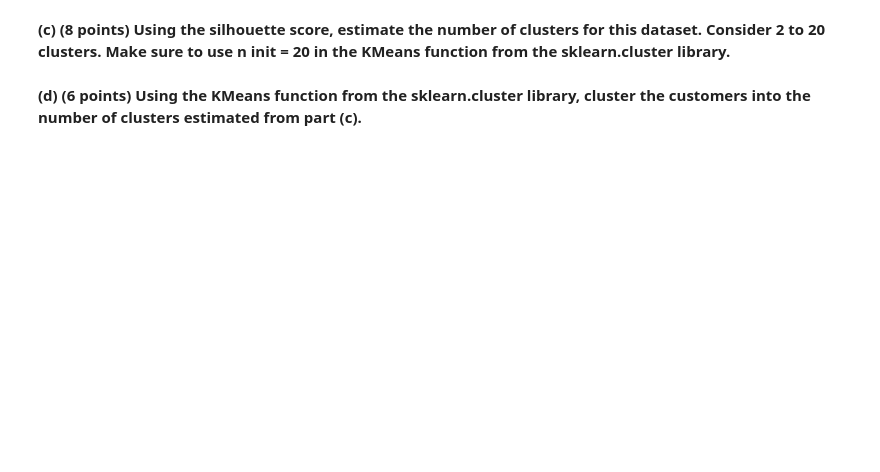
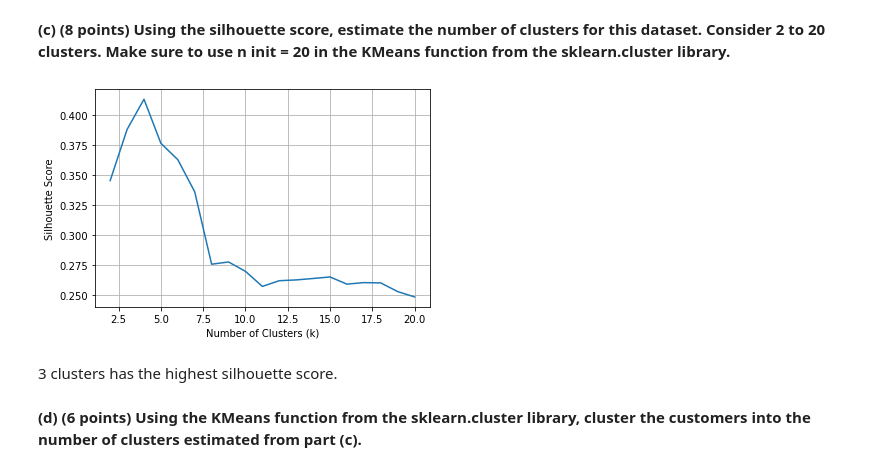
Before and after one commit to craigshaf50/DATA-445, a Jupyter notebook: Exams/Exam2/Exam2_Q1.ipynb, the cells around one changed output. Saved outputs shown, nothing was run; the diff lists cells and outputs as text; code cells hidden in the pictures; blank space fills up the shorter version.

```diff
--- a/Exams/Exam2/Exam2_Q1.ipynb
+++ b/Exams/Exam2/Exam2_Q1.ipynb
@@ -5,2 +56,9 @@
+# %%
+#dropping observations w/ missing values
+weather_filtered=weather_filtered.dropna()
 # %% [markdown]
 **(b) (8 points) After consulting with a meteorologist, he recommends to use the following variables for clustering purposes: air pressure, air temp, avg wind direction, avg wind speed, max wind direction, max wind speed, and relative humidity. Transform all the variables of interest to 0-1 scale.**
+# %%
+#dropping unnecessary columns
+weather_filtered=weather_filtered.drop(columns= ['rowID', 'hpwren_timestamp', 'min_wind_direction', 'min_wind_speed', 'rain_accumulation', 'rain_duration'], axis= 1)
+weather_filtered.head()
@@ -6,0 +72,5 @@
+# %%
+#transforming the data to a 0-1 scale
+scaler=MinMaxScaler()
+weather_filtered[['air_pressure_01','air_temp_01','avg_wind_direction_01','avg_wind_speed_01','max_wind_direction_01','max_wind_speed_01','relative_humidity_01']] = scaler.fit_transform(weather_filtered)
+weather_filtered.head(10)
@@ -7,4 +89,27 @@
 # %% [markdown]
 **(c) (8 points) Using the silhouette score, estimate the number of clusters for this dataset. Consider 2 to 20 clusters. Make sure to use n init = 20 in the KMeans function from the sklearn.cluster library.**
+# %%
+#define a list to hold silhouette scores
+silhouette = list()
+for i in range (2,21):
+
+    #clustering the data into i clusters
+    kmeans_md = KMeans(n_clusters = i, n_init=20).fit(weather_filtered[['air_pressure_01','air_temp_01','avg_wind_direction_01','avg_wind_speed_01','max_wind_direction_01','max_wind_speed_01','relative_humidity_01']])
+    kmeans_md_labels = kmeans_md.labels_
+
+    #computing silhouette score
+    score = silhouette_score(weather_filtered[['air_pressure_01','air_temp_01','avg_wind_direction_01','avg_wind_speed_01','max_wind_direction_01','max_wind_speed_01','relative_humidity_01']],kmeans_md_labels)
+    silhouette.append(score)
+# %%
+#visualizing results
+plt.plot(range(2,21),silhouette)
+plt.xlabel('Number of Clusters (k)')
+plt.ylabel('Silhouette Score')
+plt.grid()
+plt.show();
+# %% [output]
+[figure, added]
+# %% [markdown]
+3 clusters has the highest silhouette score.
 # %% [markdown]
 **(d) (6 points) Using the KMeans function from the sklearn.cluster library, cluster the customers into the number of clusters estimated from part (c).**
```
Also changed, not shown: parts of 11 cells of this notebook.
